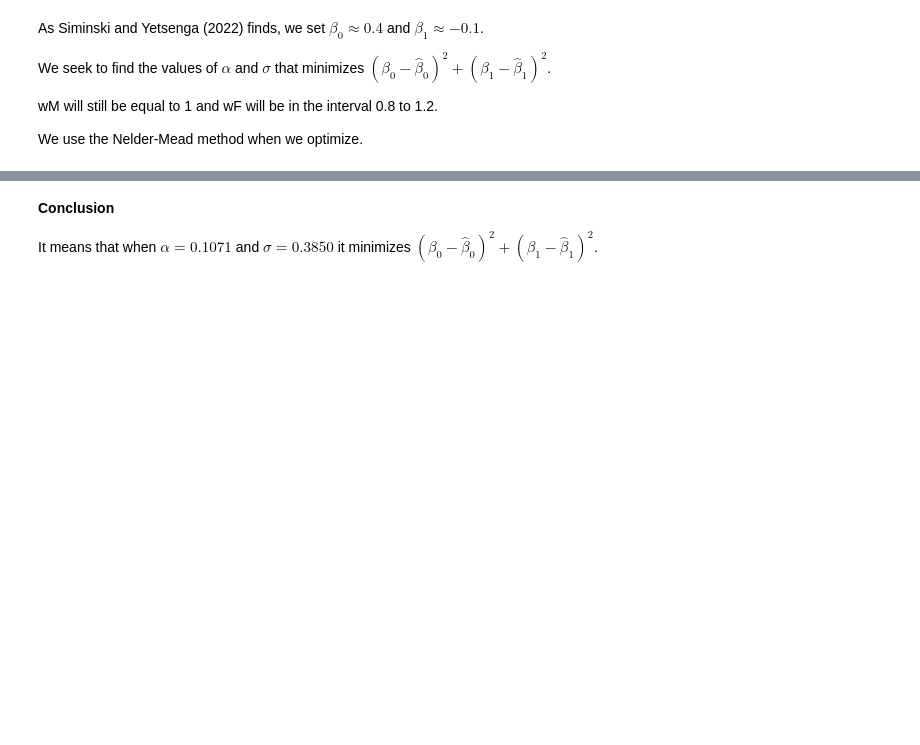
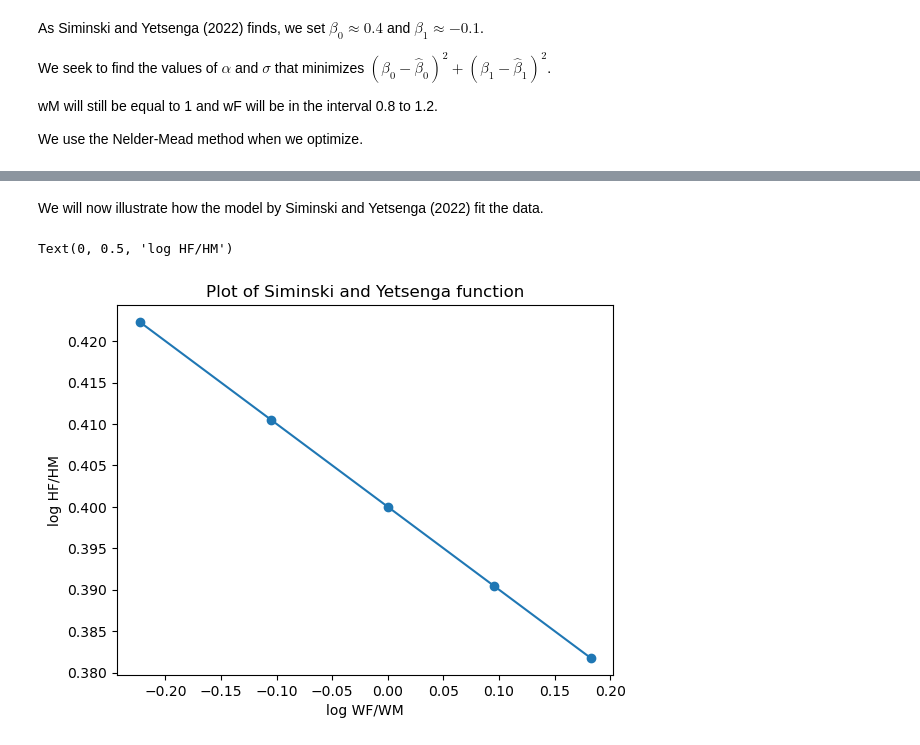
Before and after one commit to NumEconCopenhagen/projects-2023-julie-ida-ida, a Jupyter notebook: inauguralproject/inauguralproject.ipynb, the cells around one changed output, grey strips where cells are left out. Saved outputs shown, nothing was run; the diff lists cells and outputs as text; code cells hidden in the pictures; blank space fills up the shorter version.

```diff
--- a/inauguralproject/inauguralproject.ipynb
+++ b/inauguralproject/inauguralproject.ipynb
@@ -209,4 +209,23 @@ function_4.sol.beta0, function_4.sol.beta1
-# %% [markdown]
-**Conclusion**
-
-It means that when $\alpha = 0.1071$ and $\sigma = 0.3850$ it minimizes $(\beta_0 - \hat\beta_0)^2 + (\beta_1 - \hat\beta_1)^2$.
+# %% [markdown]
+We will now illustrate how the model by Siminski and Yetsenga (2022) fit the data.
+# %%
+# Creating the plot
+fig = plt.figure()
+ax4 = fig.add_subplot(1,1,1)
+
+# Plot data of log ratio W and log ratio H
+log_wF_vec = np.log(function_4.par.wF_vec)
+log_H_vec = np.log(function_4.sol.HF_vec/function_4.sol.HM_vec)
+ax4.scatter(log_wF_vec, log_H_vec)
+
+# Defining the Siminski and Yetsenga function
+func_4 = function_4.sol.beta0 + function_4.sol.beta1*log_wF_vec
+
+# Plotting
+plt.plot(log_wF_vec, func_4)
+ax4.set_title('Plot of Siminski and Yetsenga function')
+ax4.set_xlabel('log WF/WM')
+ax4.set_ylabel('log HF/HM')
+# %% [output]
+Text(0, 0.5, 'log HF/HM')
+[figure, added]
```
Also changed, not shown: parts of 2 cells of this notebook, 2 other files.
